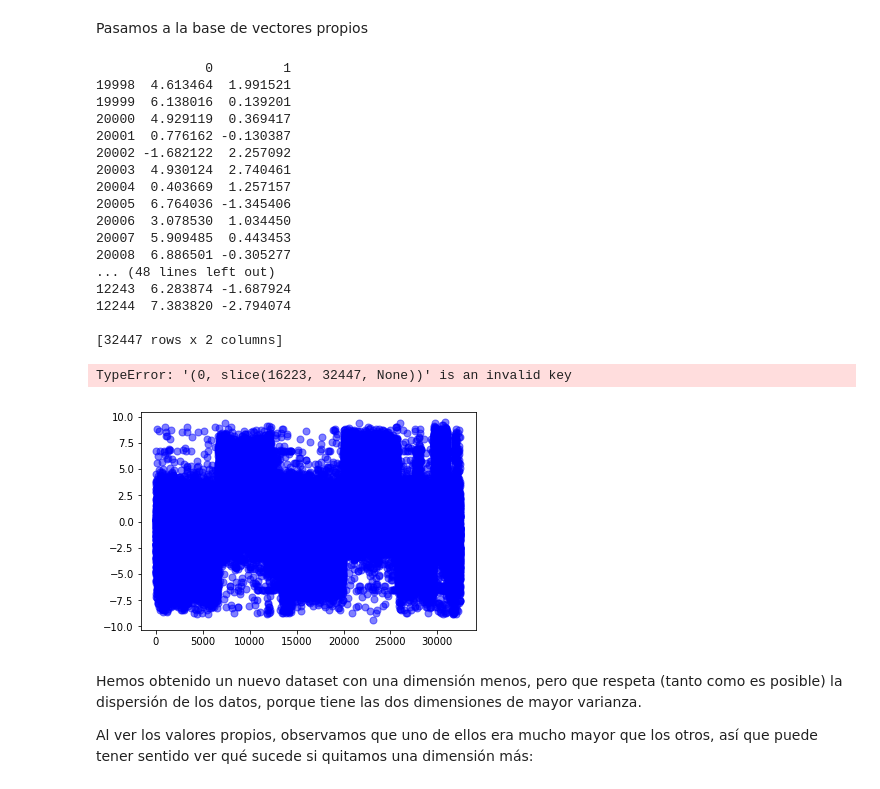
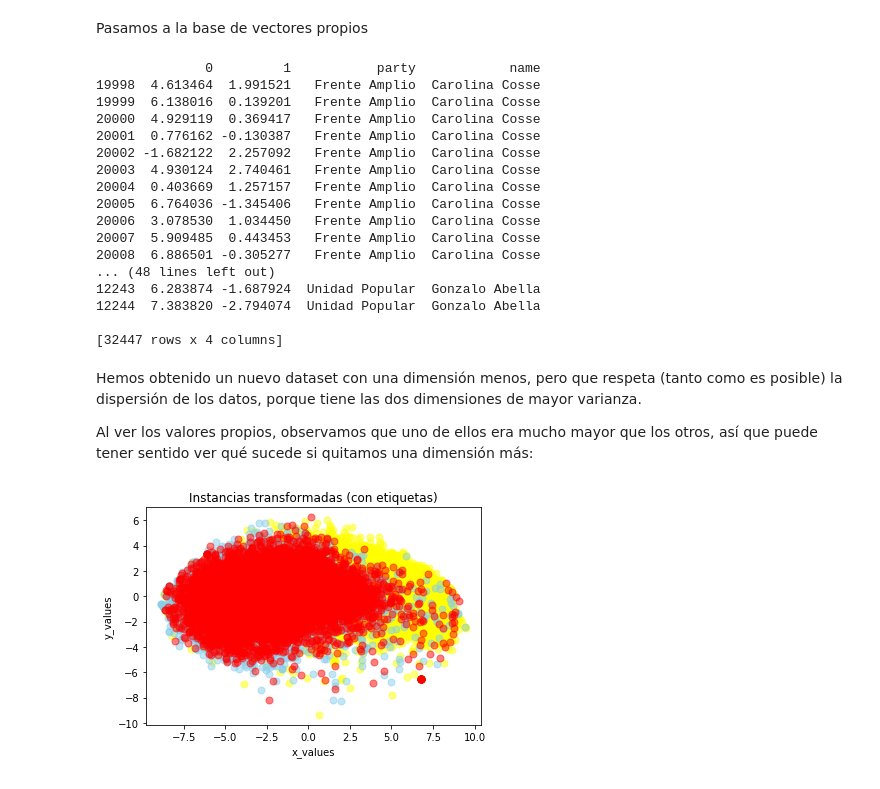
Before and after one commit to guillermoap/aa-pract5, a Jupyter notebook: informe.ipynb, the cells around one changed output. Saved outputs shown, nothing was run; the diff lists cells and outputs as text; code cells hidden in the pictures.

Commit message:
Add plot to part 1

```diff
--- a/informe.ipynb
+++ b/informe.ipynb
@@ -313,44 +314,54 @@ Pasamos a la base de vectores propios
 # Transform instance to the new subspace
 
 transformed = (matrix_w.T @ questions_adjust.T).T
+#  We will need the parties and candidates to plot
+transformed = pd.concat([transformed, data[['party', 'name']]], axis=1)
 print (transformed)
 # %% [output]
-              0         1
-19998  4.613464  1.991521
-19999  6.138016  0.139201
-20000  4.929119  0.369417
-20001  0.776162 -0.130387
-20002 -1.682122  2.257092
-20003  4.930124  2.740461
-20004  0.403669  1.257157
-20005  6.764036 -1.345406
-20006  3.078530  1.034450
-20007  5.909485  0.443453
-20008  6.886501 -0.305277
+              0         1           party            name
+19998  4.613464  1.991521   Frente Amplio  Carolina Cosse
+19999  6.138016  0.139201   Frente Amplio  Carolina Cosse
+20000  4.929119  0.369417   Frente Amplio  Carolina Cosse
+20001  0.776162 -0.130387   Frente Amplio  Carolina Cosse
+20002 -1.682122  2.257092   Frente Amplio  Carolina Cosse
+20003  4.930124  2.740461   Frente Amplio  Carolina Cosse
+20004  0.403669  1.257157   Frente Amplio  Carolina Cosse
+20005  6.764036 -1.345406   Frente Amplio  Carolina Cosse
+20006  3.078530  1.034450   Frente Amplio  Carolina Cosse
+20007  5.909485  0.443453   Frente Amplio  Carolina Cosse
+20008  6.886501 -0.305277   Frente Amplio  Carolina Cosse
 ... (48 lines left out)
-12243  6.283874 -1.687924
-12244  7.383820 -2.794074
+12243  6.283874 -1.687924  Unidad Popular  Gonzalo Abella
+12244  7.383820 -2.794074  Unidad Popular  Gonzalo Abella
 
-[32447 rows x 2 columns]
+[32447 rows x 4 columns]
-# %%
-num_instances = len(transformed.index)
-plt.plot(transformed, 'o', markersize=7, color='blue', alpha=0.5, label='men')
-plt.plot(transformed[0,int(num_instances/2):num_instances], transformed[1,int(num_instances/2):num_instances], '^', markersize=7, color='red', alpha=0.5, label='women')
-#plt.xlim([-4,4])
-#plt.ylim([-4,4])
-plt.xlabel('x_values')
-plt.ylabel('y_values')
-#plt.legend()
-plt.title('Instancias transformadas (con etiquetas)')
-
-plt.show()
-# %% [output]
-TypeError: '(0, slice(16223, 32447, None))' is an invalid key
-[figure, removed]
 # %% [markdown]
 Hemos obtenido un nuevo dataset con una dimensión menos, pero que respeta (tanto como es posible) la dispersión de los datos, porque tiene las dos dimensiones de mayor varianza.
 
 Al ver los valores propios, observamos que uno de ellos era mucho mayor que los otros, así que puede tener sentido ver qué sucede si quitamos una dimensión más:
+# %%
+num_instances = len(transformed.index)
+plt.plot(transformed[transformed['party'] == 'Frente Amplio'].iloc[:,0],transformed[transformed['party'] == 'Frente Amplio'].iloc[:,1], 'o', markersize=7, color='yellow', alpha=1, label='Frente Amplio')
+plt.plot(transformed[transformed['party'] == 'Partido Nacional'].iloc[:,0],transformed[transformed['party'] == 'Partido Nacional'].iloc[:,1], 'o', markersize=7, color='skyblue', alpha=1, label='Partido Nacional')
+plt.plot(transformed[transformed['party'] == 'Partido Colorado'].iloc[:,0],transformed[transformed['party'] == 'Partido Colorado'].iloc[:,1], 'o', markersize=7, color='red', alpha=1, label='Partido Colorado')
+#plt.plot(transformed[transformed['party'] == 'La Alternativa'].iloc[:,0],transformed[transformed['party'] == 'La Alternativa'].iloc[:,1], 'o', markersize=7, color='black', alpha=1, label='La Alternativa')
+#plt.plot(transformed[transformed['party'] == 'Unidad Popular'].iloc[:,0],transformed[transformed['party'] == 'Unidad Popular'].iloc[:,1], 'o', markersize=7, color='grey', alpha=1, label='Unidad Popular')
+#plt.plot(transformed[transformed['party'] == 'Partido de la Gente'].iloc[:,0],transformed[transformed['party'] == 'Partido de la Gente'].iloc[:,1], 'o', markersize=7, color='yellowgreen', alpha=1, label='Unidad Popular')
+#plt.plot(transformed[transformed['party'] == 'PERI'].iloc[:,0],transformed[transformed['party'] == 'PERI'].iloc[:,1], 'o', markersize=7, color='green', alpha=1, label='PERI')
+#plt.plot(transformed[transformed['party'] == 'Partido de los Trabajadores'].iloc[:,0],transformed[transformed['party'] == 'Partido de los Trabajadores'].iloc[:,1], 'o', markersize=7, color='purple', alpha=1, label='Partido de los Trabajadores')
+#plt.plot(transformed[transformed['party'] == 'Partido Digital'].iloc[:,0],transformed[transformed['party'] == 'Partido Digital'].iloc[:,1], 'o', markersize=7, color='orange', alpha=1, label='Partido Digital')
+#plt.plot(transformed[transformed['party'] == 'Partido Verde'].iloc[:,0],transformed[transformed['party'] == 'Partido Verde'].iloc[:,1], 'o', markersize=7, color='springgreen', alpha=1, label='Partido Verde')
+#plt.plot(transformed[transformed['party'] == 'Carlos Techera'].iloc[:,0],transformed[transformed['party'] == 'Carlos Techera'].iloc[:,1], 'o', markersize=7, color='cyan', alpha=1, label='Carlos Techera')
+#plt.xlim([-4,4])
+#plt.ylim([-4,4])
+plt.xlabel('x_values')
+plt.ylabel('y_values')
+#plt.legend()
+plt.title('Instancias transformadas (con etiquetas)')
+
+plt.show()
+# %% [output]
+[figure, added]
 # %%
 # Just one dimension
 matrix_w2 = np.hstack((eig_pairs[0][1].reshape(3,1),))
```
Also changed, not shown: parts of 2 cells of this notebook.
